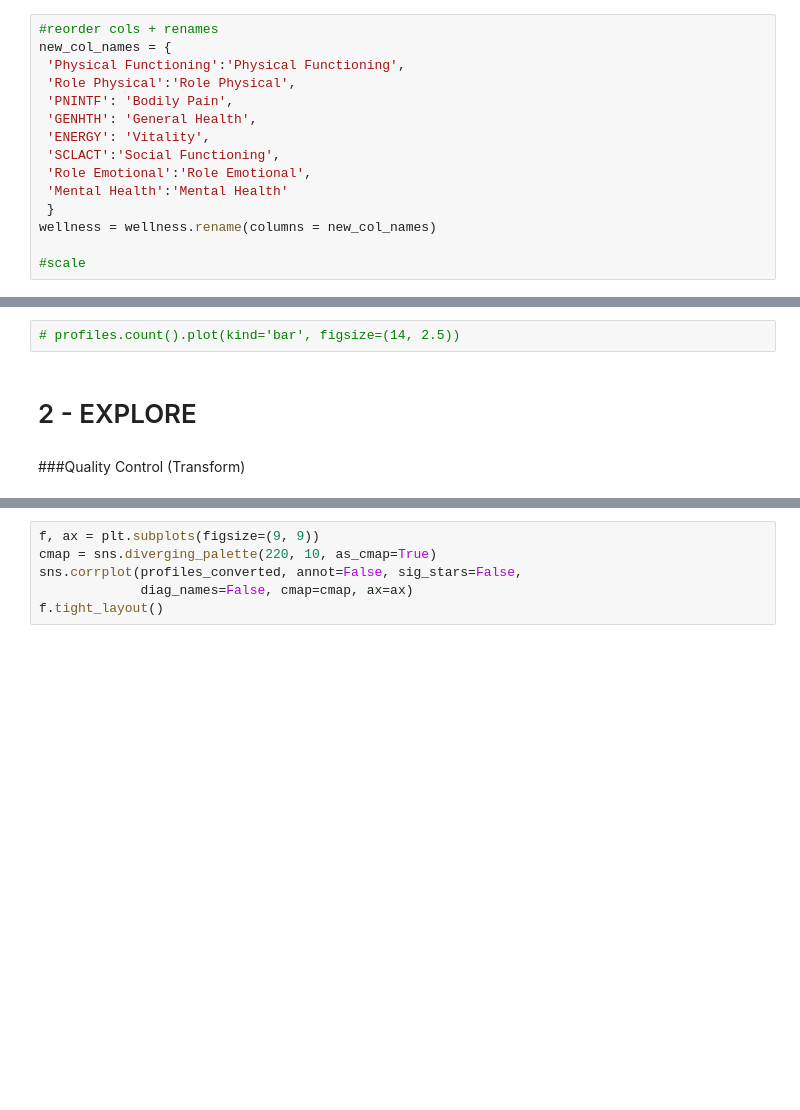
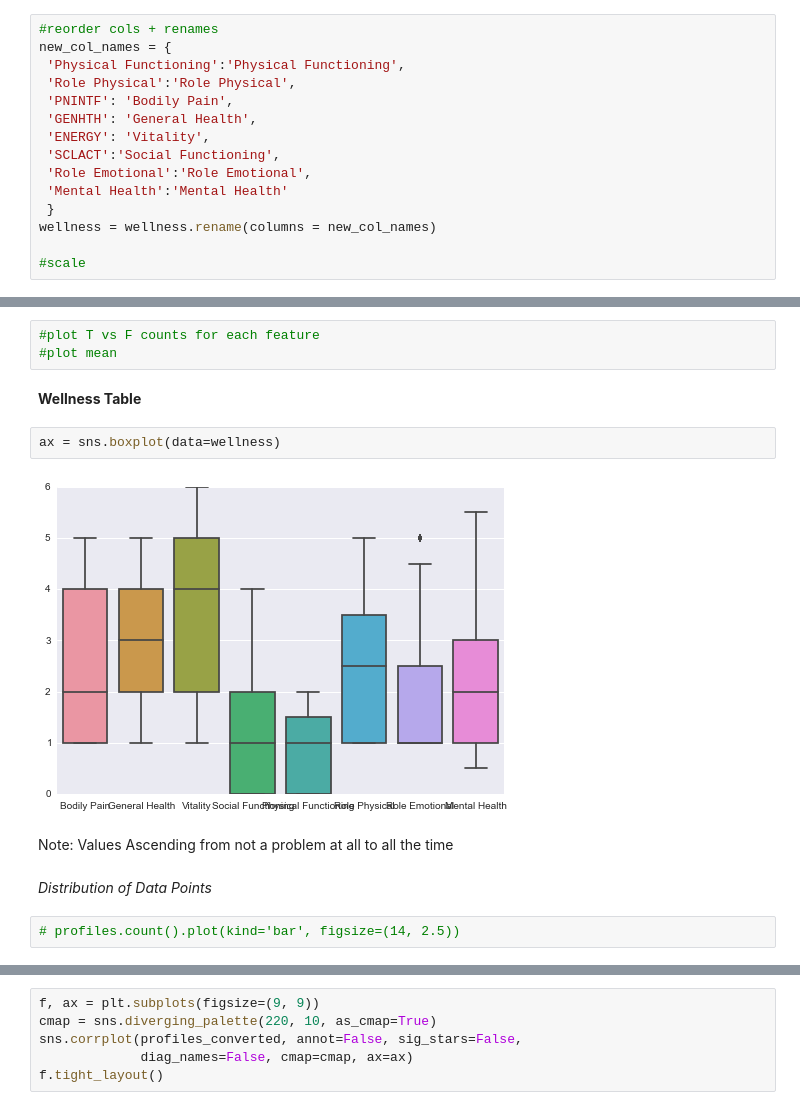
Before and after one commit to cesleem/DAT_SF_14, a Jupyter notebook: project/data_transformations/source_data_to_clean_data.ipynb, the cells around one changed output, grey strips where cells are left out. Drawn from its saved outputs; the diff is of its cells as text; blank space fills up the shorter version.

```diff
--- a/project/data_transformations/source_data_to_clean_data.ipynb
+++ b/project/data_transformations/source_data_to_clean_data.ipynb
@@ -281,6 +335,15 @@ wellness.head()
+# %%
+#plot T vs F counts for each feature
+#plot mean
+# %% [markdown]
+**Wellness Table**
+# %%
+ax = sns.boxplot(data=wellness)
+# %% [output]
+[figure, added]
+# %% [markdown]
+Note: Values Ascending from not a problem at all to all the time
+# %% [markdown]
+*Distribution of Data Points*
 # %%
 # profiles.count().plot(kind='bar', figsize=(14, 2.5))
-# %% [markdown]
-# 2 - EXPLORE
-# %% [markdown]
-###Quality Control (Transform)
```
Also changed, not shown: parts of 32 cells of this notebook.
